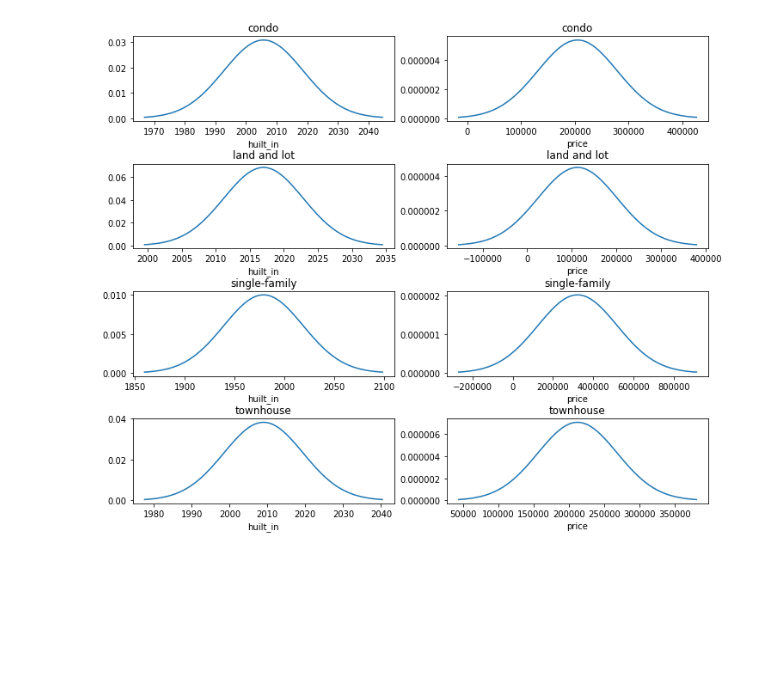
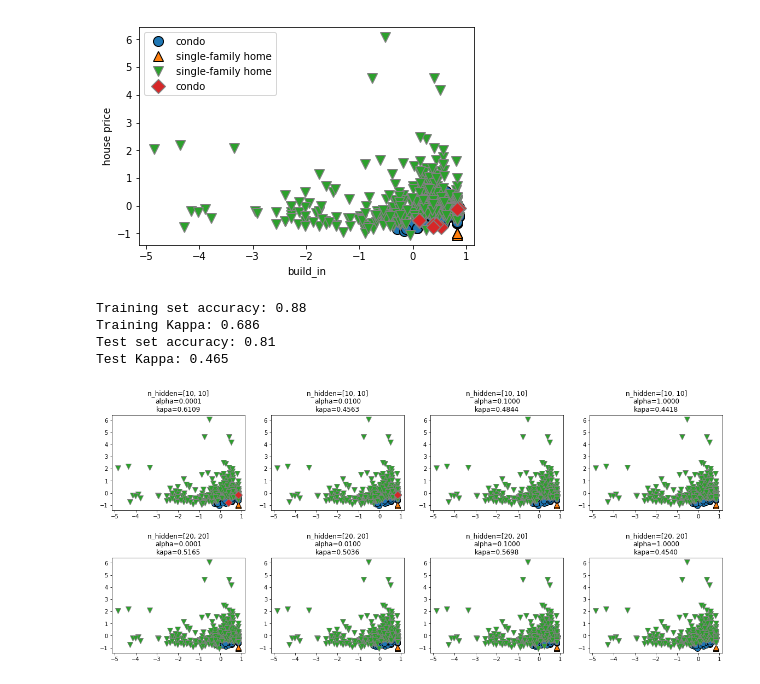
Before and after one commit to johnsaliba/480, a Jupyter notebook: Untitled.ipynb, the cells around one changed output. Drawn from its saved outputs; the diff is of its cells as text; code cells hidden in the pictures; blank space fills up the shorter version.

```diff
--- a/Untitled.ipynb
+++ b/Untitled.ipynb
@@ -67,17 +51,36 @@ dtype: object
-# %%
-import scipy.stats
-
-house_type = ['condo','land and lot','single-family','townhouse']
-house_feature =['huilt_in','price']
-fig, axes = plt.subplots(4, 2, figsize=(12, 10))
-for j in range(4):
-    for i in range(2):
-        mu = gnb.theta_[j,i] # get mean value of each feature for each class
-        sigma=np.sqrt(gnb.sigma_ [j,i])# get std value of each feature for each class
-        x = np.linspace(mu - 3*sigma, mu + 3*sigma, 100)
-        axes[j][i].plot(x,scipy.stats.norm.pdf(x, mu, sigma) )
-        axes[j][i].set_title("{}".format(house_type[j]))
-        axes[j][i].set_xlabel(house_feature[i])
-plt.subplots_adjust(hspace=0.5)
-# %% [output]
-[figure, removed]
+# %%
+from sklearn.neural_network import MLPClassifier
+
+mlp = MLPClassifier(solver='lbfgs',  hidden_layer_sizes=(20,20,20), random_state=0).fit(X_train, y_train)
+mglearn.discrete_scatter(X_train[:, 0], X_train[:, 1],mlp.predict(X_train))
+plt.legend(y,loc='best')
+plt.xlabel('build_in')
+plt.ylabel('house price')
+plt.show()
+
+print("Training set accuracy: {:.2f}".format(mlp.score(X_train, y_train)))
+print ("Training Kappa: {:.3f}".format(cohen_kappa_score(y_train,mlp.predict(X_train))))
+print("Test set accuracy: {:.2f}".format(mlp.score(X_test, y_test)))
+print ("Test Kappa: {:.3f}".format(cohen_kappa_score(y_test,mlp.predict(X_test))))
+# %% [output]
+[figure, added]
+Training set accuracy: 0.88
+Training Kappa: 0.686
+Test set accuracy: 0.81
+Test Kappa: 0.465
+# %%
+fig, axes = plt.subplots(2, 4, figsize=(20, 8))
+for axx, n_hidden_nodes in zip(axes, [10, 20]):
+    for ax, alpha in zip(axx, [0.0001, 0.01, 0.1, 1]):
+        mlp = MLPClassifier(solver='lbfgs', random_state=0,
+                            hidden_layer_sizes=[n_hidden_nodes, n_hidden_nodes],
+                            alpha=alpha)
+
+        mlp.fit(X_train, y_train)
+        mglearn.discrete_scatter(X_train[:, 0], X_train[:, 1], mlp.predict(X_train), ax=ax)
+        ax.set_title("n_hidden=[{}, {}]\nalpha={:.4f}\nkapa={:.4f}".format(
+                      n_hidden_nodes, n_hidden_nodes, alpha,cohen_kappa_score(y_train,mlp.predict(X_train))))
+
+plt.subplots_adjust(hspace=0.5)
+# %% [output]
+[figure, added]
```
Also changed, not shown: parts of 5 cells of this notebook.
